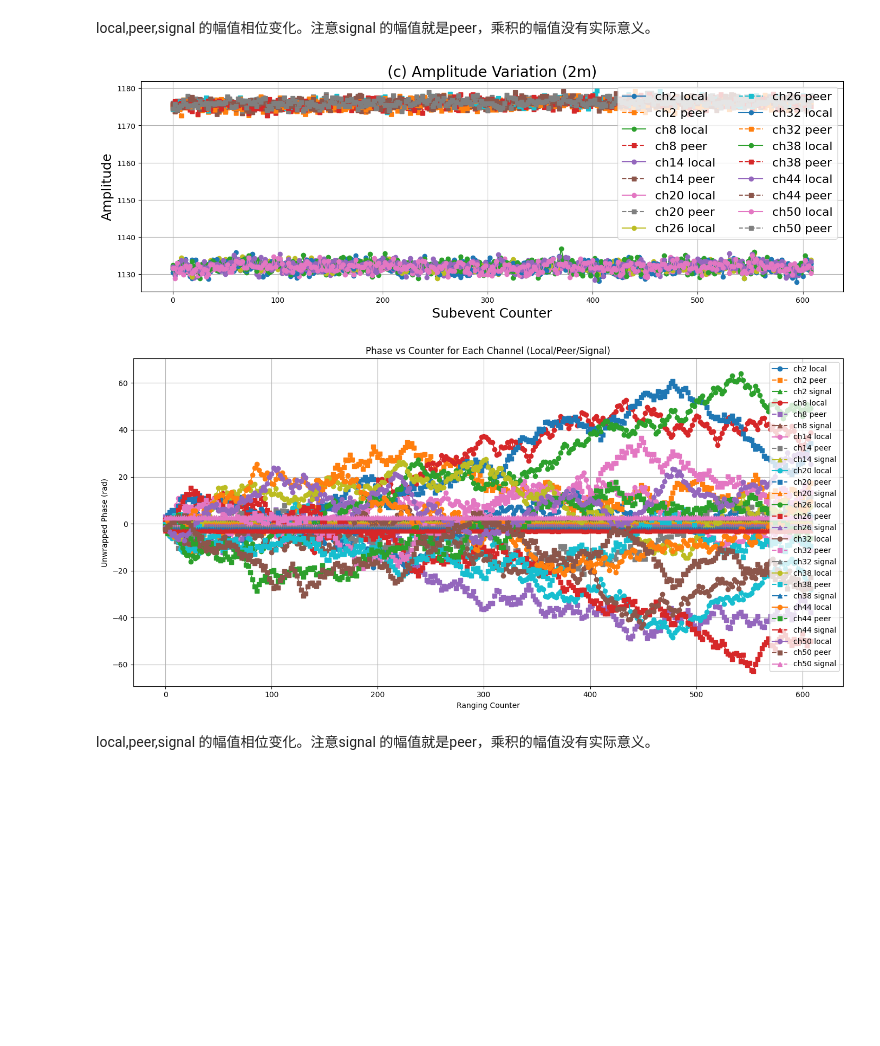
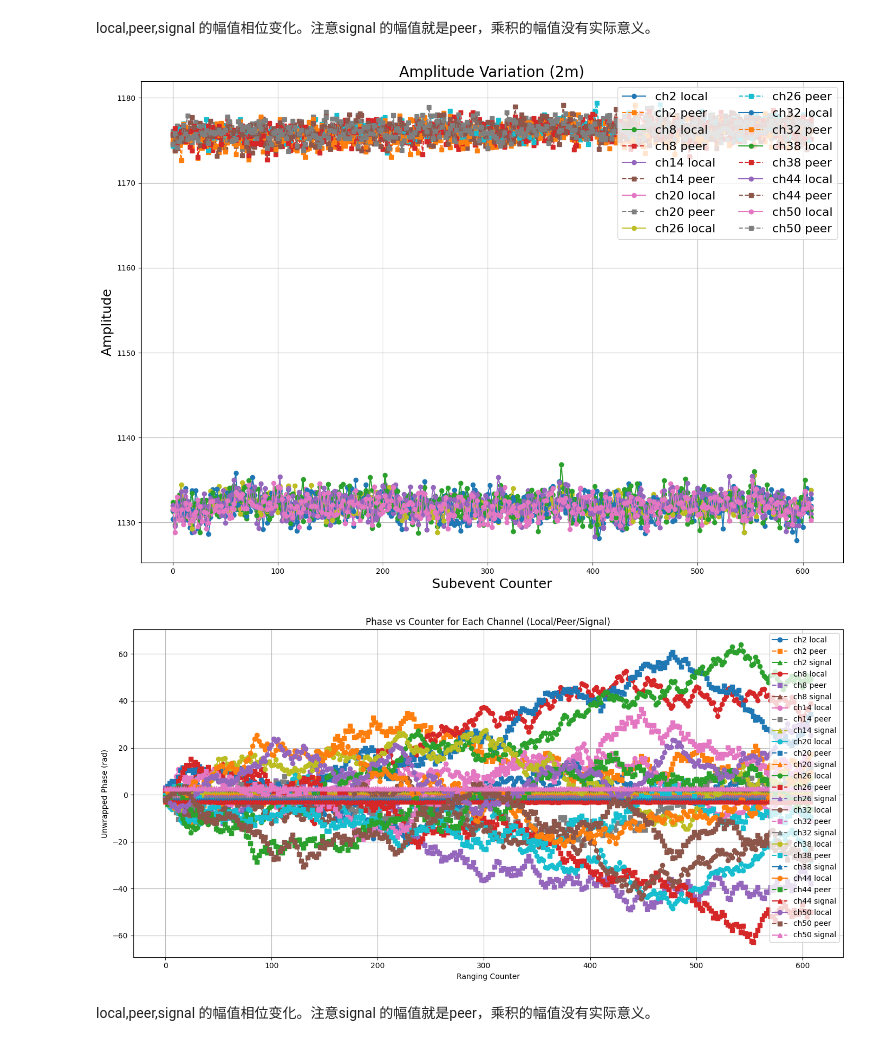
Before and after one commit to cwdao/ble6.cs.scripts, a Jupyter notebook: cs.IQ.test.ipynb, the cells around one changed output. Drawn from its saved outputs; the diff is of its cells as text; code cells hidden in the pictures; blank space fills up the shorter version.

```diff
--- a/cs.IQ.test.ipynb
+++ b/cs.IQ.test.ipynb
@@ -185,7 +185,7 @@ def plot_amplitude_vs_counter(data_per_counter, channels_to_plot):
     # marker = '^'
 
     counters = sorted(data_per_counter.keys())
-    plt.figure(figsize=(scale_size*1.4*linewidth, scale_size*0.5*linewidth))
+    plt.figure(figsize=(scale_size*1.4*linewidth, scale_size*1*linewidth))
     for ch in channels_to_plot:
         # 收集数据
         local_amp, peer_amp, signal_amp, valid_counters = [], [], [], []
@@ -202,11 +202,11 @@ def plot_amplitude_vs_counter(data_per_counter, channels_to_plot):
             # plt.plot(valid_counters, signal_amp, '-.^', label=f'ch{ch} signal')
     plt.xlabel('Subevent Counter', fontsize=axis_label_size)
     plt.ylabel('Amplitude', fontsize=axis_label_size)
-    plt.title('(c) Amplitude Variation (2m)', fontsize=title_size)
+    plt.title('Amplitude Variation (2m)', fontsize=title_size)
     plt.legend(loc='upper right', ncol=2, fontsize=legend_size)
     plt.grid()
     plt.tight_layout()
-    plt.savefig('./poster.fig/Amplitude vs Counter.svg', dpi=300)
+    plt.savefig('./poster.fig/Amplitude vs Counter.png', dpi=300)
     plt.savefig('./poster.fig/Amplitude vs Counter.pdf', dpi=300)
     plt.show()
 
@@ -224,34 +224,34 @@ def plot_phase_vs_counter(data_per_counter, channels_to_plot):
                 local_phs.append(entry['local']['phase'])
                 peer_phs.append(entry['peer']['phase'])
                 signal_phs.append(entry['signal']['phase'])
                 valid_counters.append(counter)
         if valid_counters:
             # 相位展开
             local_phs = np.unwrap(local_phs)
             peer_phs = np.unwrap(peer_phs)
             signal_phs = np.unwrap(signal_phs)
             plt.plot(valid_counters, local_phs, '-o', label=f'ch{ch} local')
             plt.plot(valid_counters, peer_phs, '--s', label=f'ch{ch} peer')
             plt.plot(valid_counters, signal_phs, '-.^', label=f'ch{ch} signal')
     plt.xlabel('Ranging Counter')
     plt.ylabel('Unwrapped Phase (rad)')
     plt.title('Phase vs Counter for Each Channel (Local/Peer/Signal)')
     plt.legend()
     plt.grid()
     plt.tight_layout()
     plt.show()
 
 # 用法举例
 if __name__ == '__main__':
     # 假设 data_per_counter 已由 parse_and_process_iq 生成
     channels_to_plot = [2, 14, 29, 50]  # 可自由指定
     # channels_to_plot = [2, 14]  # 可自由指定
     # channels_to_plot = [2, 5, 8, 11, 14, 17, 20, 23, 26, 29, 32, 35, 38, 41, 44, 47, 50]
     channels_to_plot = [2,   8,   14,  20,  26,  32, 38,  44,  50]  # 展示的信道pcd.itv.4.cable
     plot_amplitude_vs_counter(data_per_counter, channels_to_plot)
     plot_phase_vs_counter(data_per_counter, channels_to_plot)
 # %% [output]
-[figure, old version]
+[figure, new version]
 [figure]
 # %% [markdown]
 local,peer,signal 的幅值相位变化。注意signal 的幅值就是peer，乘积的幅值没有实际意义。
```
Also changed, not shown: 3 other files.
